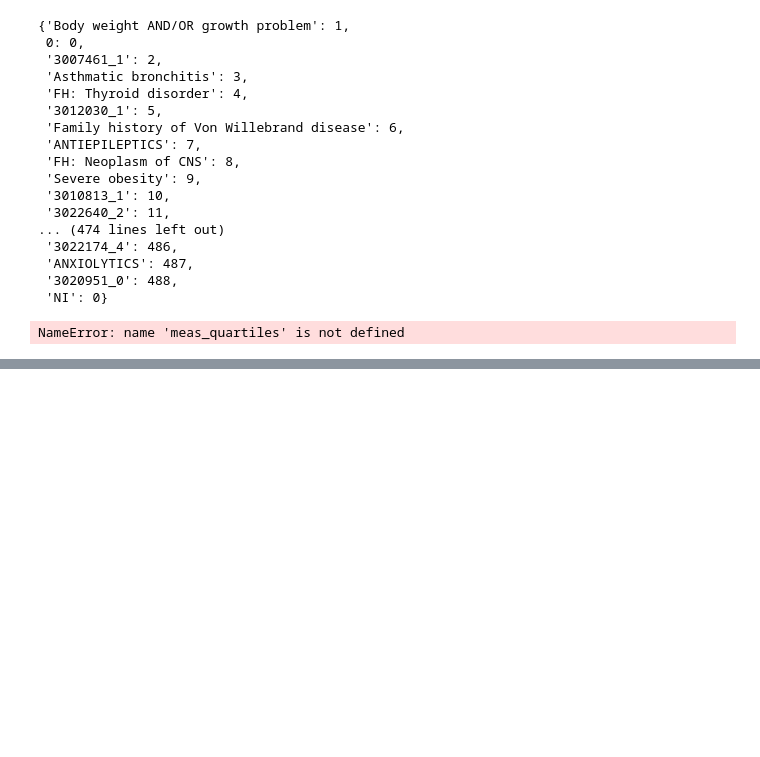
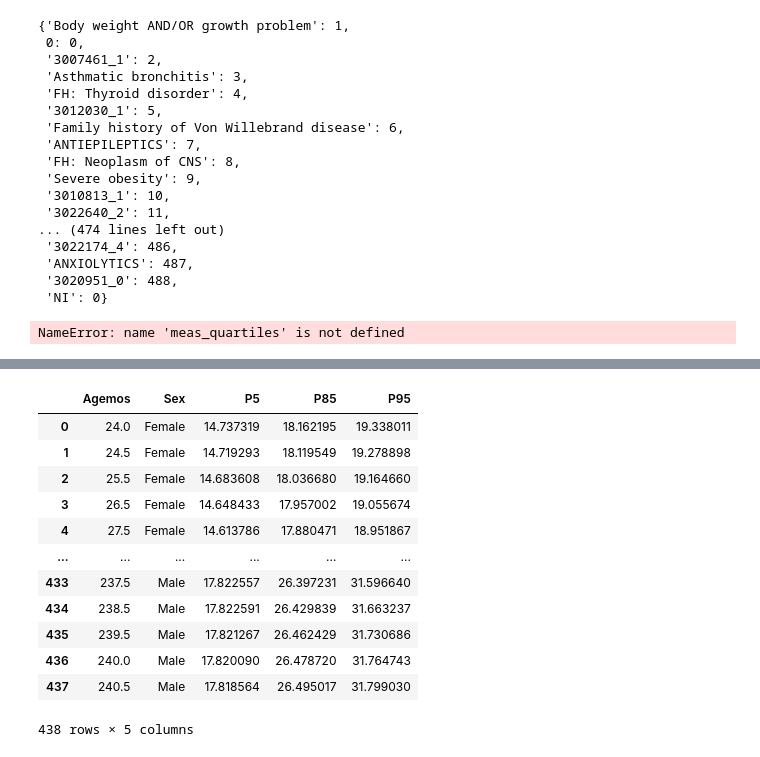
Before and after one commit to fayyaz-udel/nemours-fhir-obesity, a Jupyter notebook: inference/data/vocab/test.ipynb, the cells around one changed output, grey strips where cells are left out. Cells and saved outputs as stored; diff of their text form; code cells hidden in the pictures; blank space fills up the shorter version.

Commit message:
add bmip calculator

```diff
--- a/inference/data/vocab/test.ipynb
+++ b/inference/data/vocab/test.ipynb
@@ -189,0 +203,16 @@ print(date.today())
+# %%
+bmip
+# %% [output]
+|  | Agemos | Sex | P5 | P85 | P95 |
+| 0 | 24.0 | Female | 14.737319 | 18.162195 | 19.338011 |
+| 1 | 24.5 | Female | 14.719293 | 18.119549 | 19.278898 |
+| 2 | 25.5 | Female | 14.683608 | 18.036680 | 19.164660 |
+| 3 | 26.5 | Female | 14.648433 | 17.957002 | 19.055674 |
+| 4 | 27.5 | Female | 14.613786 | 17.880471 | 18.951867 |
+| ... | ... | ... | ... | ... | ... |
+| 433 | 237.5 | Male | 17.822557 | 26.397231 | 31.596640 |
+| 434 | 238.5 | Male | 17.822591 | 26.429839 | 31.663237 |
+| 435 | 239.5 | Male | 17.821267 | 26.462429 | 31.730686 |
+| 436 | 240.0 | Male | 17.820090 | 26.478720 | 31.764743 |
+| 437 | 240.5 | Male | 17.818564 | 26.495017 | 31.799030 |
+438 rows × 5 columns
```
Also changed, not shown: parts of 10 cells of this notebook, 4 other files.
